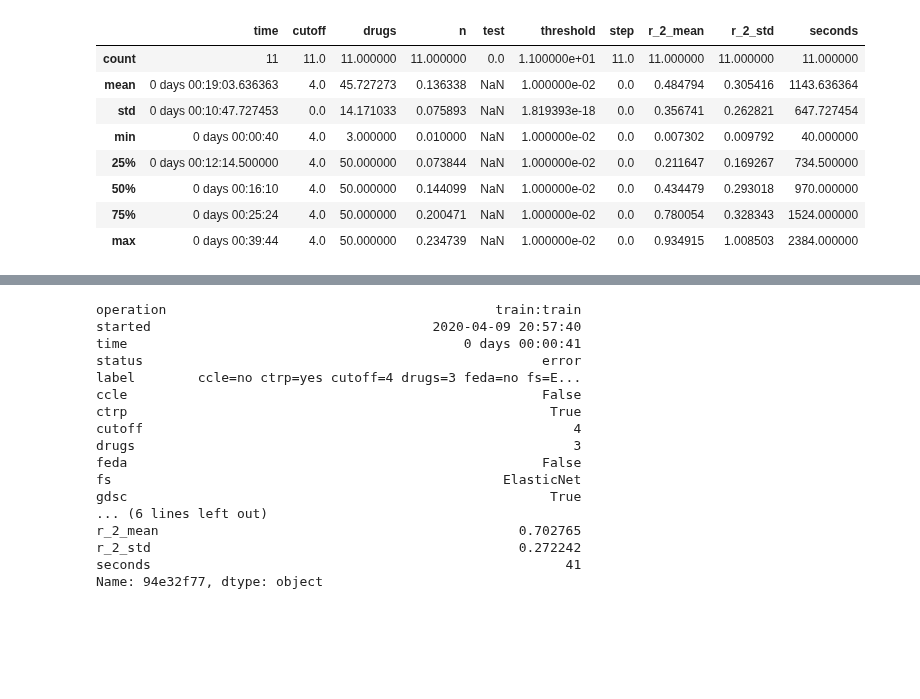
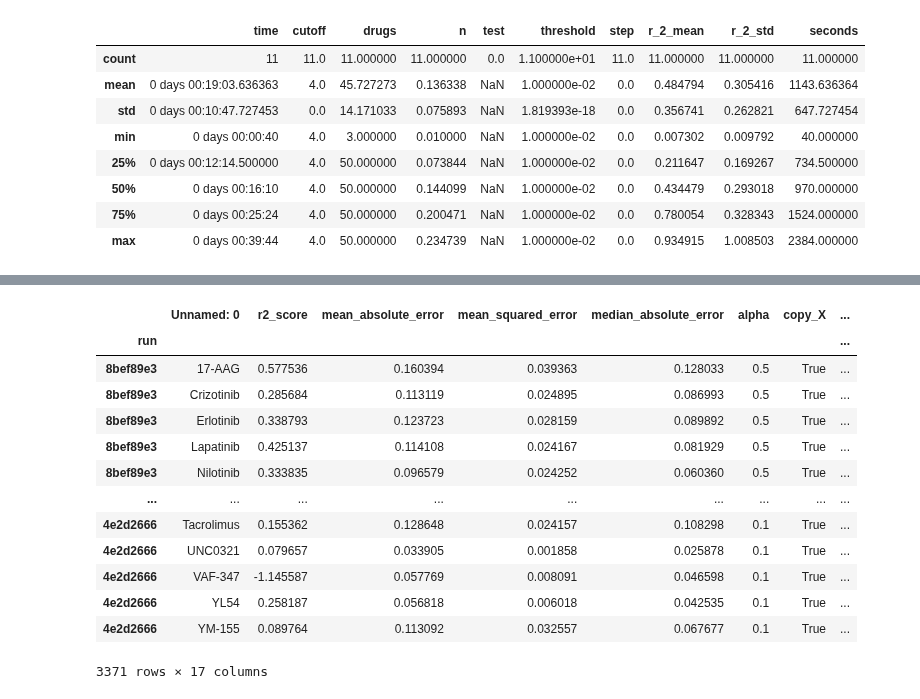
Before and after one commit to lucas-ubm/phc-data-pipeline, a Jupyter notebook: Ranalysis.ipynb, the cells around one changed output, grey strips where cells are left out. Cells and saved outputs as stored; diff of their text form; code cells hidden in the pictures; blank space fills up the shorter version.

```diff
--- a/Ranalysis.ipynb
+++ b/Ranalysis.ipynb
@@ -180,20 +95,0 @@ svr[svr['r_2_mean']> 0.6][['feda', 'n', 'fs','r_2_mean']].sort_values('r_2_mean'
-# %%
-svr.loc['94e32f77']
-# %% [output]
-operation                                          train:train
-started                                    2020-04-09 20:57:40
-time                                           0 days 00:00:41
-status                                                   error
-label        ccle=no ctrp=yes cutoff=4 drugs=3 feda=no fs=E...
-ccle                                                     False
-ctrp                                                      True
-cutoff                                                       4
-drugs                                                        3
-feda                                                     False
-fs                                                  ElasticNet
-gdsc                                                      True
-... (6 lines left out)
-r_2_mean                                              0.702765
-r_2_std                                               0.272242
-seconds                                                     41
-Name: 94e32f77, dtype: object
@@ -199,0 +108,17 @@ Name: 94e32f77, dtype: object
+# %%
+k
+# %% [output]
+|  | Unnamed: 0 | r2_score | mean_absolute_error | mean_squared_error | median_absolute_error | alpha | copy_X | ... |
+| run |  |  |  |  |  |  |  | ... |
+| 8bef89e3 | 17-AAG | 0.577536 | 0.160394 | 0.039363 | 0.128033 | 0.5 | True | ... |
+| 8bef89e3 | Crizotinib | 0.285684 | 0.113119 | 0.024895 | 0.086993 | 0.5 | True | ... |
+| 8bef89e3 | Erlotinib | 0.338793 | 0.123723 | 0.028159 | 0.089892 | 0.5 | True | ... |
+| 8bef89e3 | Lapatinib | 0.425137 | 0.114108 | 0.024167 | 0.081929 | 0.5 | True | ... |
+| 8bef89e3 | Nilotinib | 0.333835 | 0.096579 | 0.024252 | 0.060360 | 0.5 | True | ... |
+| ... | ... | ... | ... | ... | ... | ... | ... | ... |
+| 4e2d2666 | Tacrolimus | 0.155362 | 0.128648 | 0.024157 | 0.108298 | 0.1 | True | ... |
+| 4e2d2666 | UNC0321 | 0.079657 | 0.033905 | 0.001858 | 0.025878 | 0.1 | True | ... |
+| 4e2d2666 | VAF-347 | -1.145587 | 0.057769 | 0.008091 | 0.046598 | 0.1 | True | ... |
+| 4e2d2666 | YL54 | 0.258187 | 0.056818 | 0.006018 | 0.042535 | 0.1 | True | ... |
+| 4e2d2666 | YM-155 | 0.089764 | 0.113092 | 0.032557 | 0.067677 | 0.1 | True | ... |
+3371 rows × 17 columns
```
Also changed, not shown: parts of 19 cells of this notebook.
